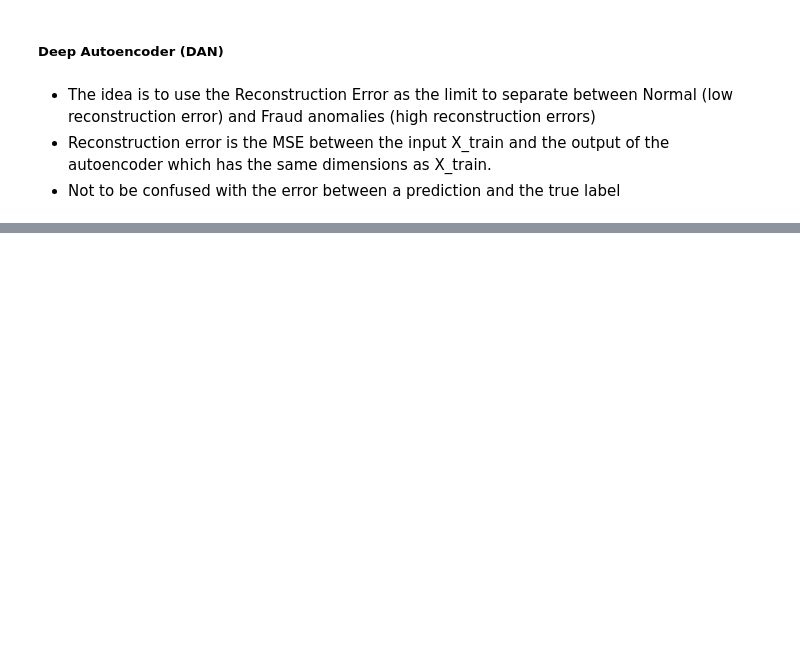
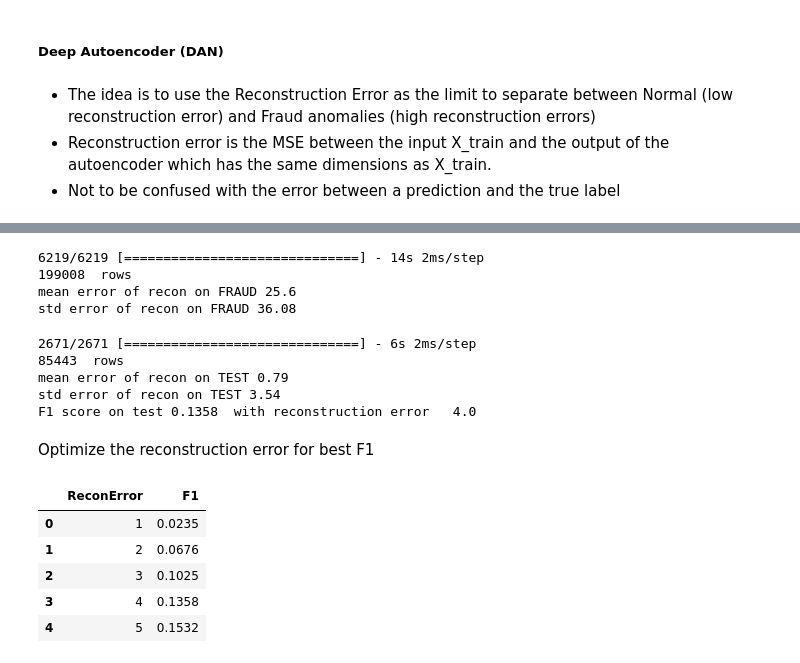
Before and after one commit to OdenDavid/Credit-Card-Fraud-Detection, a Jupyter notebook: project.ipynb, the cells around one changed output, grey strips where cells are left out. Saved outputs shown, nothing was run; the diff lists cells and outputs as text; code cells hidden in the pictures; blank space fills up the shorter version.

```diff
--- a/project.ipynb
+++ b/project.ipynb
@@ -567,4 +574,4 @@ np.place(y_pred_smote, y_pred_smote == -1, 1)
 # %%
-y_test = np.concatenate([np.zeros(199008), np.ones(199008)])
+y_test2 = np.concatenate([np.zeros(199008), np.ones(199008)])
 # %%
 print('-------------------SMOTE-------------------')
@@ -606,0 +792,76 @@ autoencoder.summary()
+# %%
+# Reconstruction error on Fraud
+
+pca_columns = list(data)[:-1] # all cols without Class
+fraud_data = data.loc[data["Class"] == 1]
+fraud_pca_data = fraud_data[pca_columns]
+
+# As Fraud is all Fraud
+y_Fraud = np.ones(fraud_pca_data.shape[0])
+y_Fraud.shape
+
+predictions = autoencoder.predict(fraud_pca_data)
+predictions.shape
+
+mse = np.mean(np.power(fraud_pca_data - predictions, 2), axis=1)
+error_df = pd.DataFrame({'reconstruction_error': mse,
+                        'true_class': y_Fraud})
+print(error_df.shape[0], ' rows')
+print('mean error of recon on FRAUD', round(error_df.reconstruction_error.mean(),2))
+print('std error of recon on FRAUD', round(error_df.reconstruction_error.std(),2))
+# %% [output]
+6219/6219 [==============================] - 14s 2ms/step
+199008  rows
+mean error of recon on FRAUD 25.6
+std error of recon on FRAUD 36.08
+# %%
+# Predictions on Normal vs Fraud on Test ... using the reconstruction error as the parameter to tweak for best F1
+
+# Reconstruction error on Test
+
+predictions = autoencoder.predict(X_test)
+predictions.shape
+
+mse = np.mean(np.power(X_test - predictions, 2), axis=1)
+error_df = pd.DataFrame({'reconstruction_error': mse,
+                        'true_class': y_test})
+print(error_df.shape[0], ' rows')
+print('mean error of recon on TEST', round(error_df.reconstruction_error.mean(),2))
+print('std error of recon on TEST', round(error_df.reconstruction_error.std(),2))
+
+ReconError = 4.0
+
+pred = [1 if e > ReconError else 0 for e in error_df.reconstruction_error.values]
+len(pred)
+#pred = (x <= eps)
+f = f1_score(y_test, pred, average='binary')
+print("F1 score on test", round(f,4), " with reconstruction error  ", ReconError)
+# %% [output]
+2671/2671 [==============================] - 6s 2ms/step
+85443  rows
+mean error of recon on TEST 0.79
+std error of recon on TEST 3.54
+F1 score on test 0.1358  with reconstruction error   4.0
+# %% [markdown]
+Optimize the reconstruction error for best F1
+# %%
+minRE = 1
+maxRE = 50
+
+EpsF1 = []
+
+for TryRE in range(minRE,maxRE):
+    pred = [1 if e > TryRE else 0 for e in error_df.reconstruction_error.values]
+    f = f1_score(y_test, pred, average='binary')
+    #print("F1 score on test", round(f,4), " with epsilon ", eps)
+    EpsF1.append([TryRE, round(f,4)])
+
+EpsF1df = pd.DataFrame(EpsF1, columns = ['ReconError', 'F1'])
+EpsF1df.head()
+# %% [output]
+|  | ReconError | F1 |
+| 0 | 1 | 0.0235 |
+| 1 | 2 | 0.0676 |
+| 2 | 3 | 0.1025 |
+| 3 | 4 | 0.1358 |
+| 4 | 5 | 0.1532 |
```
Also changed, not shown: parts of 30 cells of this notebook.
